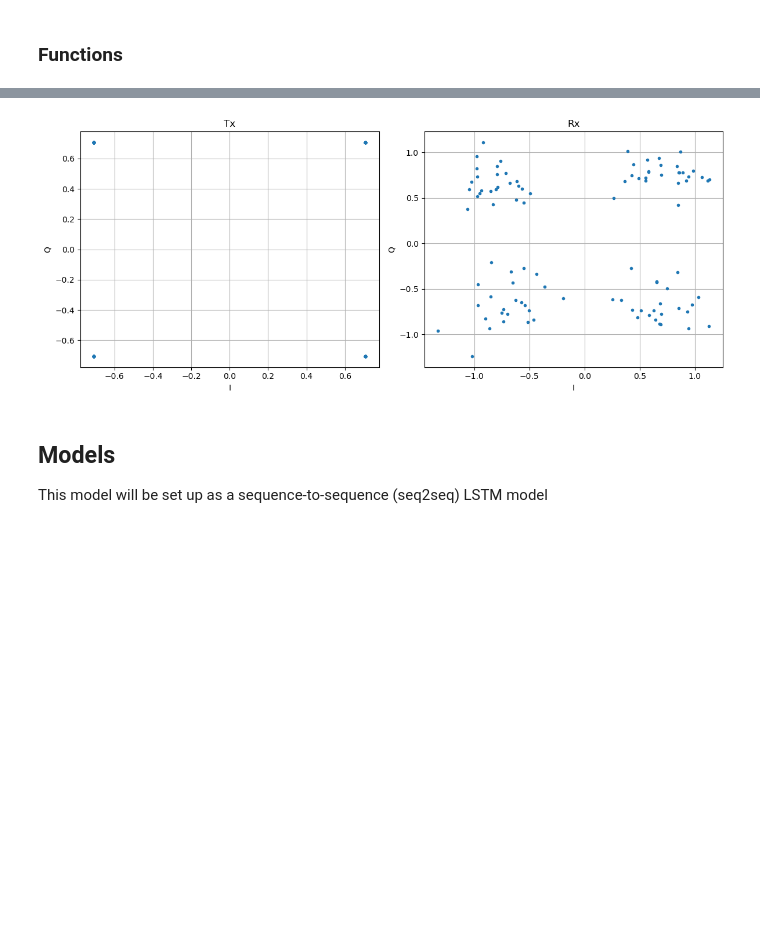
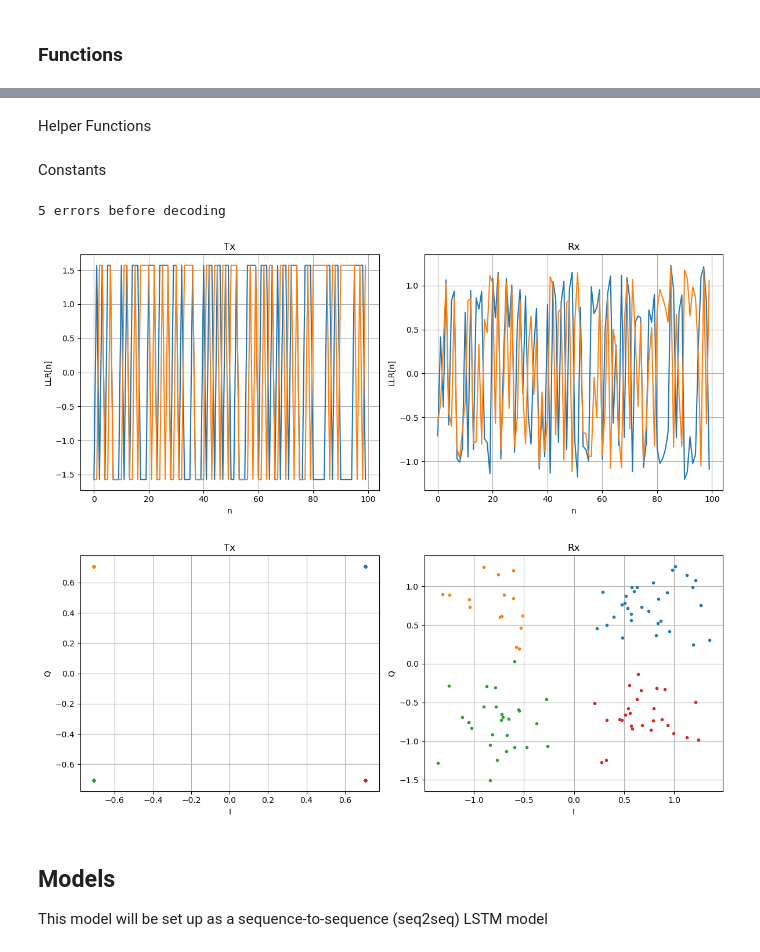
Before and after one commit to jdoe5/Machine-Learning-DSP, a Jupyter notebook: NeuralTurboDecoder/NeuralConvolutionalDecoder.ipynb, the cells around one changed output, grey strips where cells are left out. Drawn from its saved outputs; the diff is of its cells as text; code cells hidden in the pictures; blank space fills up the shorter version.

```diff
--- a/NeuralTurboDecoder/NeuralConvolutionalDecoder.ipynb
+++ b/NeuralTurboDecoder/NeuralConvolutionalDecoder.ipynb
@@ -221,7 +221,8 @@ def modulate(bits, constellation, bps=None):
     bits = bits.reshape((-1,bps))
 
     # Map to symbols
-    symbols = np.array([constellation[bin2dec(x)] for x in bits])
+    codes = np.array([bin2dec(chunk) for chunk in bits])
+    symbols = np.array([constellation[code] for code in codes])
 
     # Return
     return symbols
@@ -447,2 +265,0 @@ def train_model(model, split=0.3):
-# %%
-(x_train, x_test, y_train, y_test), (tx, rx) = generate_data(SNR)
@@ -452,0 +305,2 @@ print(x_train.shape)
+# %% [markdown]
+Helper Functions
@@ -453,7 +397,30 @@ print(x_train.shape)
+# %% [markdown]
+Constants
+# %%
+# Message
+MIN_LENGTH = 100
+MAX_LENGTH = 100
+NUM_EXAMPLES = 1000
+
+# Encoder
+ENCODER = encode2
+
+# SNR
+ERROR_RATE = 0.1
+SD = error2sd(ERROR_RATE, CONSTELLATION)
+SNR = 10*log10(1/ SD**2)
+# %%
+tx, rx = generate_symbols(SNR)
+x_train, x_test, y_train, y_test = prepare_for_training(tx, rx)
 # %%
-plot_data(tx[0], rx[0])
+index = 2
+print(f'{check_errors(x_train[index], y_train[index])} errors before decoding')
+plot_llrs(y_train[index], x_train[index])
+plot_symbols(tx[index], rx[index])
 # %% [output]
+5 errors before decoding
-[figure, old version]
+[figure, new version]
+[figure, added]
 # %% [markdown]
 ## Models
 
```
Also changed, not shown: parts of 29 cells of this notebook.
